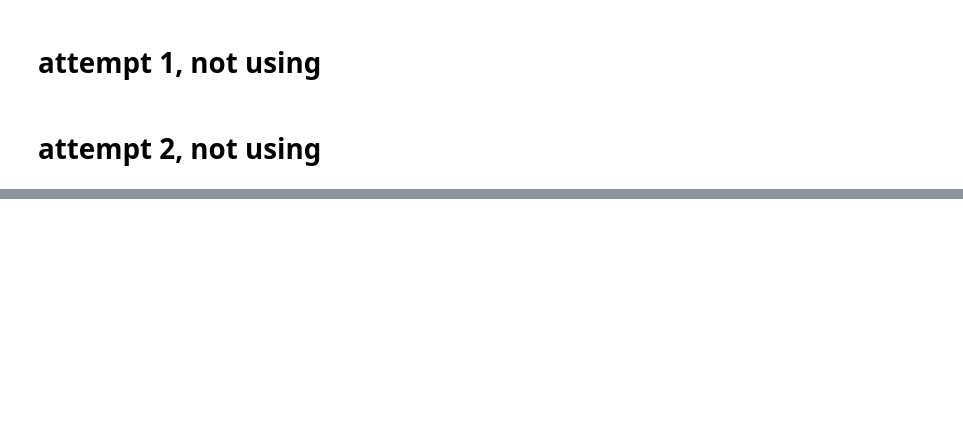
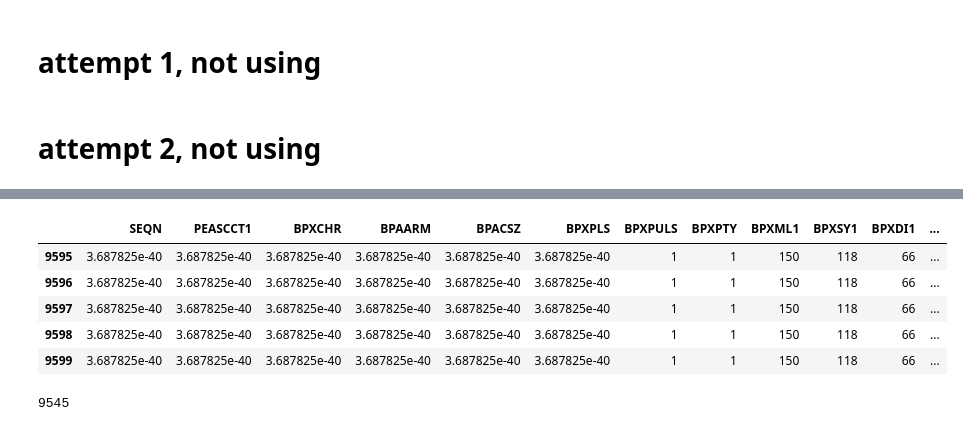
Before and after one commit to kathieking/Thinkful, a Jupyter notebook: check42_initial_read_concat.ipynb, the cells around one changed output, grey strips where cells are left out. Drawn from its saved outputs; the diff is of its cells as text; code cells hidden in the pictures; blank space fills up the shorter version.

```diff
--- a/check42_initial_read_concat.ipynb
+++ b/check42_initial_read_concat.ipynb
@@ -308,0 +393,13 @@ df_alb_cr.drop(['URDUMALC', 'URDUCRLC', 'URXUMA', 'URXCRS'], axis=1)
+# %%
+bp_measure_df.tail()
+# %% [output]
+|  | SEQN | PEASCCT1 | BPXCHR | BPAARM | BPACSZ | BPXPLS | BPXPULS | BPXPTY | BPXML1 | BPXSY1 | BPXDI1 | ... |
+| 9595 | 3.687825e-40 | 3.687825e-40 | 3.687825e-40 | 3.687825e-40 | 3.687825e-40 | 3.687825e-40 | 1 | 1 | 150 | 118 | 66 | ... |
+| 9596 | 3.687825e-40 | 3.687825e-40 | 3.687825e-40 | 3.687825e-40 | 3.687825e-40 | 3.687825e-40 | 1 | 1 | 150 | 118 | 66 | ... |
+| 9597 | 3.687825e-40 | 3.687825e-40 | 3.687825e-40 | 3.687825e-40 | 3.687825e-40 | 3.687825e-40 | 1 | 1 | 150 | 118 | 66 | ... |
+| 9598 | 3.687825e-40 | 3.687825e-40 | 3.687825e-40 | 3.687825e-40 | 3.687825e-40 | 3.687825e-40 | 1 | 1 | 150 | 118 | 66 | ... |
+| 9599 | 3.687825e-40 | 3.687825e-40 | 3.687825e-40 | 3.687825e-40 | 3.687825e-40 | 3.687825e-40 | 1 | 1 | 150 | 118 | 66 | ... |
+# %%
+bp_measure_df['SEQN'].nunique()
+# %% [output]
+9545
```
Also changed, not shown: parts of 230 cells of this notebook.
